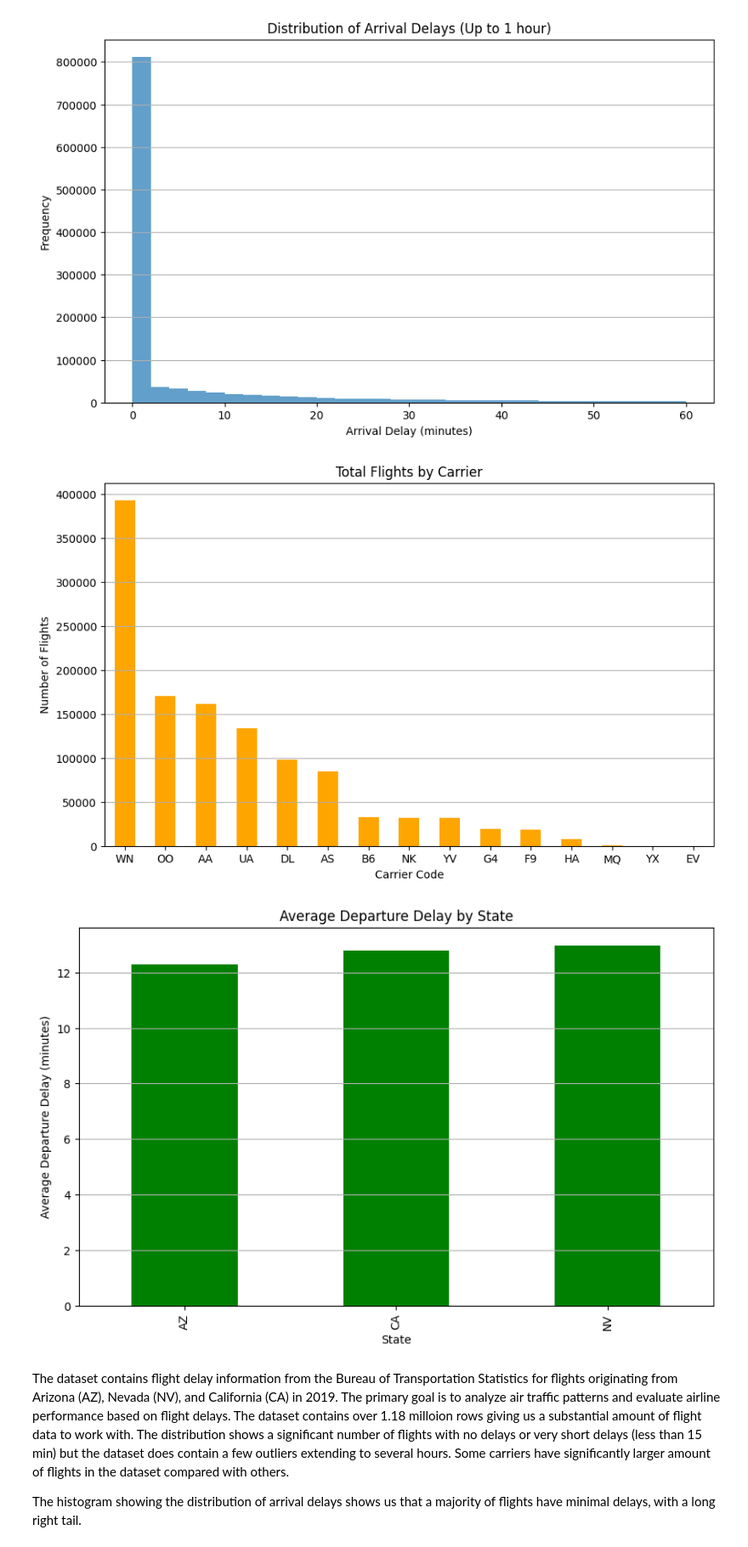
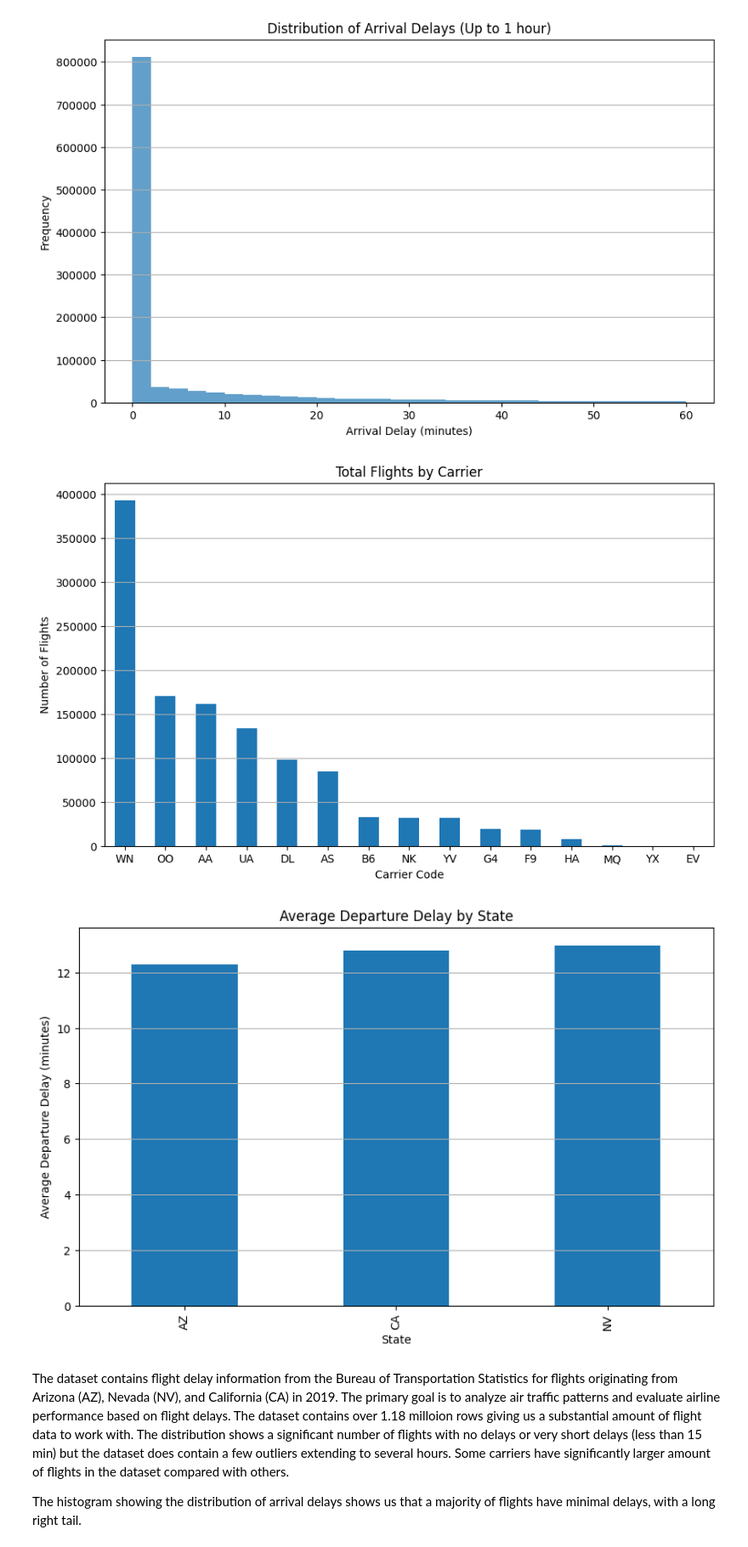
Before and after one commit to ayushzenith/practicum_1, a Jupyter notebook: Practicum.1.Group.30.ipynb, the cells around one changed output. Shown at 85% size. Saved outputs shown, nothing was run; the diff lists cells and outputs as text; code cells hidden in the pictures.

```diff
--- a/Practicum.1.Group.30.ipynb
+++ b/Practicum.1.Group.30.ipynb
@@ -265,7 +265,7 @@ plt.show()
 # Total Flights by Carrier
 carrier_counts = df['CARRIER_CODE'].value_counts()
 plt.figure(figsize=(10, 6))
-carrier_counts.plot(kind='bar', color='orange')
+carrier_counts.plot(kind='bar')
 plt.title('Total Flights by Carrier')
 plt.xlabel('Carrier Code')
 plt.ylabel('Number of Flights')
@@ -273,19 +273,19 @@ plt.xticks(rotation=0)
 plt.grid(axis='y')
 plt.show()
 # %% [output]
-[figure, old version]
+[figure, new version]
 # %%
 # Average Departure Delay by State
 avg_dep_delay = df.groupby('ORIGIN_ST')['DEP_DELAY'].mean().sort_values()
 plt.figure(figsize=(10, 6))
-avg_dep_delay[:3].plot(kind='bar', color='green') # Only show the 3 states (AZ, CA, NV)
+avg_dep_delay[:3].plot(kind='bar') # Only show the 3 states (AZ, CA, NV)
 plt.title('Average Departure Delay by State')
 plt.xlabel('State')
 plt.ylabel('Average Departure Delay (minutes)')
 plt.grid(axis='y')
 plt.show()
 # %% [output]
-[figure, old version]
+[figure, new version]
 # %% [markdown]
 The dataset contains flight delay information from the Bureau of Transportation Statistics for flights originating from Arizona (AZ), Nevada (NV), and California (CA) in 2019. The primary goal is to analyze air traffic patterns and evaluate airline performance based on flight delays. The dataset contains over 1.18 milloion rows giving us a substantial amount of flight data to work with. The distribution shows a significant number of flights with no delays or very short delays (less than 15 min) but the dataset does contain a few outliers extending to several hours. Some carriers have significantly larger amount of flights in the dataset compared with others.
 
```
Also changed, not shown: parts of 1 cell of this notebook.
